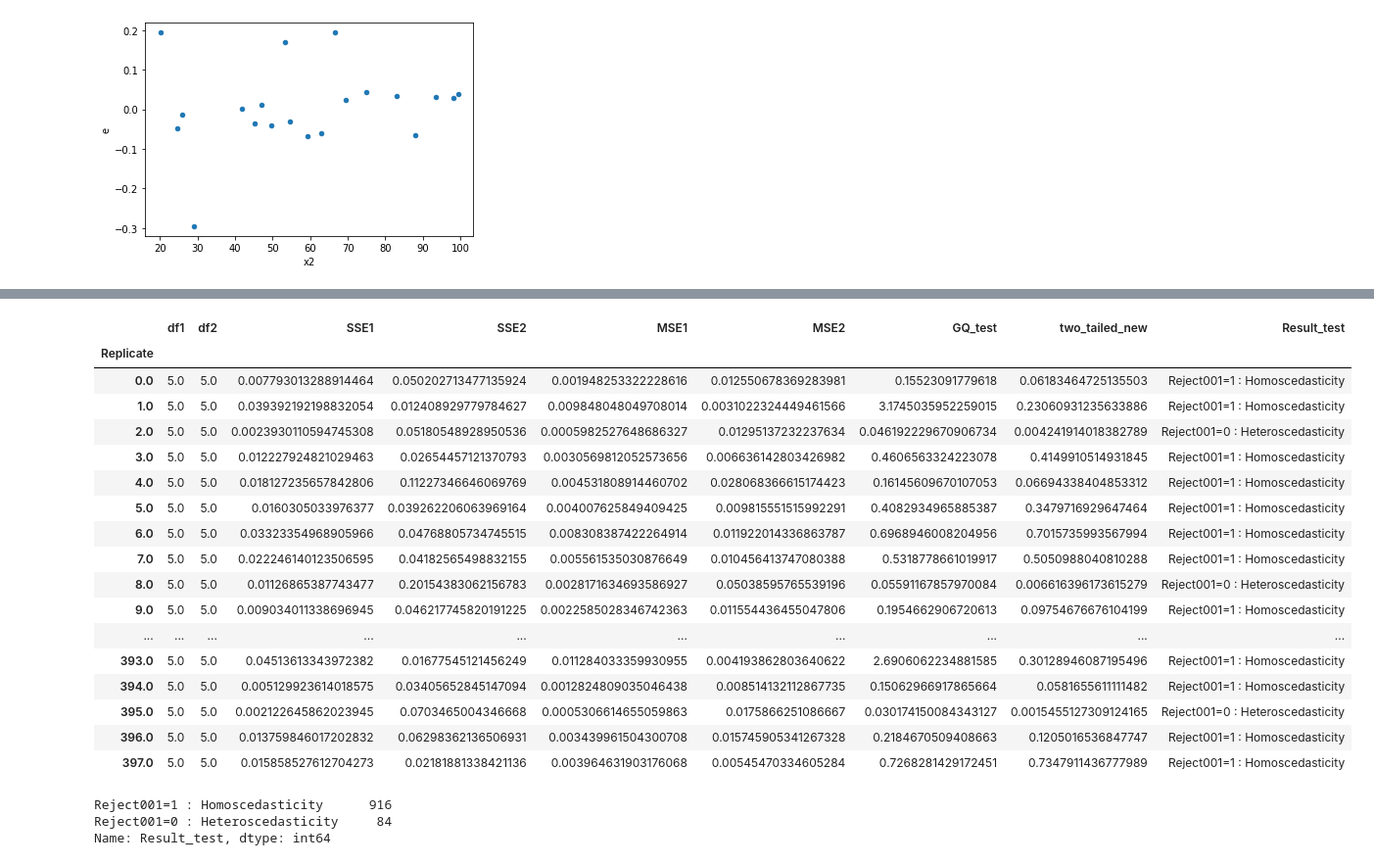
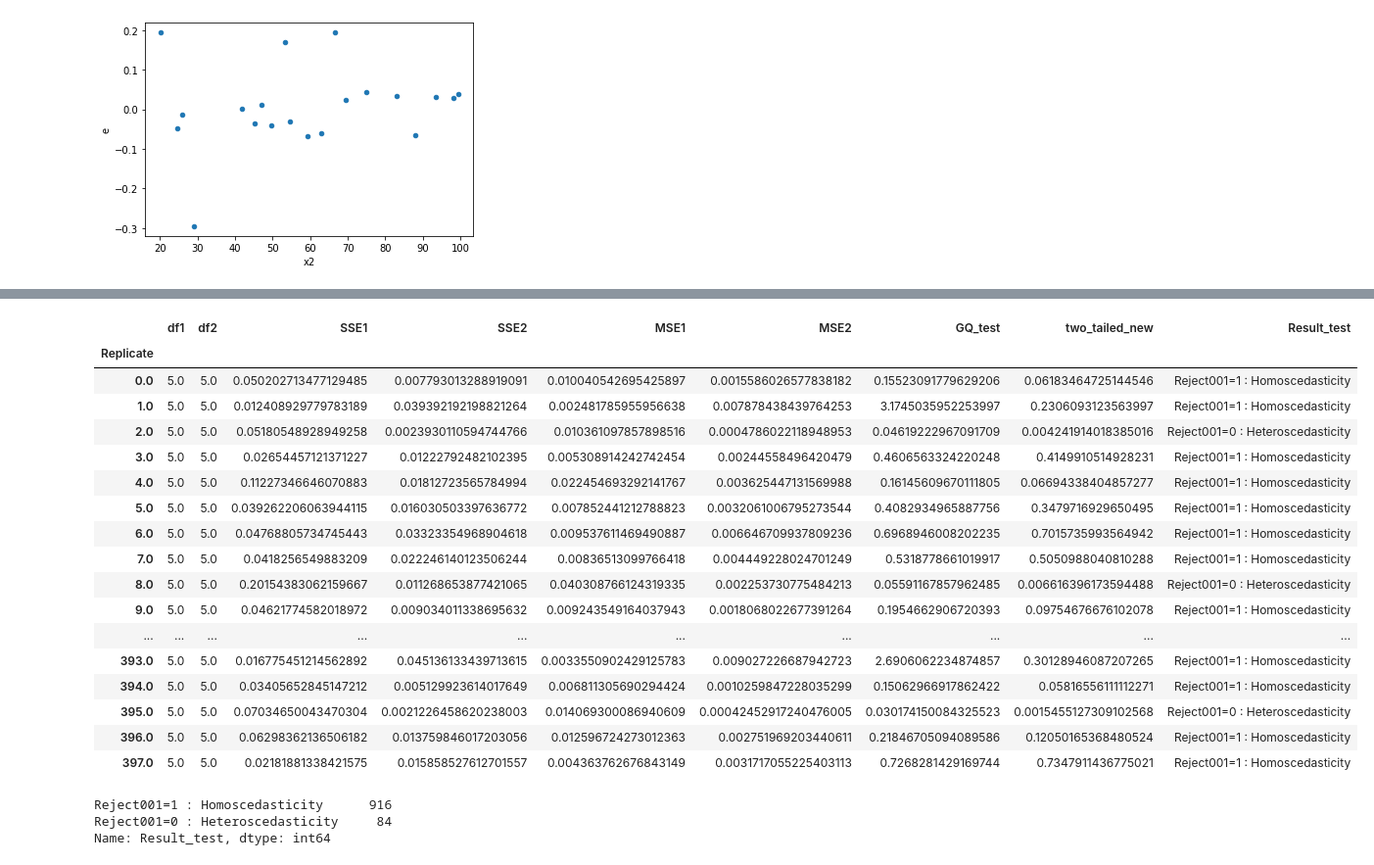
Before and after one commit to iam-fern/Generate_multiplication, a Jupyter notebook: GQtest_data_multi_delta_(_1_2)_n20_01.ipynb, the cells around one changed output, grey strips where cells are left out. Shown at 98% size. Cells and saved outputs as stored; diff of their text form; code cells hidden in the pictures.

```diff
--- a/GQtest_data_multi_delta_(_1_2)_n20_01.ipynb
+++ b/GQtest_data_multi_delta_(_1_2)_n20_01.ipynb
@@ -175,7 +176,6 @@ def get_result(run_replicate, percent_data):
     new_table_sort = new_table.sort_values('x2')
     new_table_sort.reset_index(inplace=True)
     new_table_sort.drop(['index'], axis=1, inplace=True)
-
 
     # แบ่งข้อมูลกลุ่มที่ 1
     table1 = new_table_sort.iloc[:int(percent_data*new_table_sort.shape[0]) , :]
@@ -189,8 +189,7 @@ def get_result(run_replicate, percent_data):
     # หาค่า df กลุ่ม 1
     DF1 = model1.df_resid + 1
     SSE1 = model1.ssr
-    MSE1 = model1.mse_resid
-
+    MSE1 = SSE1/DF1
 
     # แบ่งข้อมูลกลุ่มที่ 2
     table2 = new_table_sort.iloc[int((1-percent_data)*new_table_sort.shape[0]): , :]
@@ -204,23 +203,21 @@ def get_result(run_replicate, percent_data):
     # หาค่า df กลุ่ม 2
     DF2 = model2.df_resid + 1
     SSE2 = model2.ssr
-    MSE2 = model2.mse_resid
+    MSE2 = SSE2/DF2
 
     # ค่าสถิติทดสอบ
     GQ_test = (SSE2/DF2) / (SSE1/DF1)
-
 
     df2 = DF2
     df1 = DF1
 
     # คำนวณค่า p-value
-    # sf(x, dfn, dfd, loc=0, scale=1) : Survival function (also defined as 1 - cdf, but sf is sometimes more accurate)
+    # pdf(x, dfn, dfd, loc=0, scale=1) : Probability density function
     two_tailed = 2.0*(1.0-(ss.f.cdf(GQ_test, df2, df1)))
+    p_greater = ss.f.cdf(GQ_test, df2, df1)
+    p_less = 1.0-ss.f.cdf(GQ_test, df2, df1)
 
-    # pdf(x, dfn, dfd, loc=0, scale=1) : Probability density function
-    p_greater = ss.f.cdf(GQ_test, df2, df1)
-
-    return df2, df1, SSE2, SSE1, MSE2, MSE1, GQ_test, two_tailed, p_greater
+    return df1, df2, SSE1, SSE2, MSE1, MSE2, GQ_test, two_tailed, p_greater, p_less
 
 # สร้าง list ของ replicates
 list_replicate=list({i[0] for i in table.index})
@@ -236,13 +233,14 @@ list_MSE2=[]
 list_GQ_test=[]
 list_two_tailed=[]
 list_p_greater=[]
+list_p_less=[]
 
 # กำหนด % การแบ่งข้อมูล
 percent_data=0.4
 
 # ใช้ for loop สำหรับการ run ทุก replicates
 for run_replicate in list_replicate:
-    df1, df2, SSE1, SSE2, MSE1, MSE2, GQ_test, two_tailed, p_greater=get_result(run_replicate, percent_data)
+    df1, df2, SSE1, SSE2, MSE1, MSE2, GQ_test, two_tailed, p_greater, p_less=get_result(run_replicate, percent_data)
     list_df1.append(df1)
     list_SSE1.append(SSE1)
     list_df2.append(df2)
@@ -252,6 +250,7 @@ for run_replicate in list_replicate:
     list_GQ_test.append(GQ_test)
     list_two_tailed.append(two_tailed)
     list_p_greater.append(p_greater)
+    list_p_less.append(p_less)
 # %%
 # สร้างตารางผลลัพธ์
 alpha = 0.01
@@ -290,39 +289,41 @@ result.astype(str)
 # %%
 # สร้างตารางผลลัพธ์
 alpha = 0.01
 pd.set_option('display.max_rows', 1000)
 pd.set_option('display.max_columns', 1000)
 pd.set_option('display.width', 1000)
 result=pd.DataFrame({"Replicate":list_replicate, "df1":list_df1, "df2":list_df2, "SSE1":list_SSE1,
                      "SSE2":list_SSE2, "MSE1":list_MSE1, "MSE2":list_MSE2,
-                     "GQ_test":list_GQ_test, "two_tailed":list_two_tailed, "greater":list_p_greater})
+                     "GQ_test":list_GQ_test, "two_tailed":list_two_tailed, "greater":list_p_greater, "less":list_p_less})
 result.set_index(['Replicate'], inplace=True)
 
-result['two_tailed_new']=result[["two_tailed","greater"]].apply(lambda value: value[0] if value[0]<0.5 else 2*value[1], axis=1)
+result['two_tailed_new']=result[["two_tailed","greater","less"]].apply(lambda value: value[0] if value[0]<0.5 else (2*value[1] if value[1]<0.5 else 2*value[2]) , axis=1)
 result["Result_test"]=result["two_tailed_new"].apply(lambda p_value: 'Reject001=0 : Heteroscedasticity'
                                                                   if p_value < alpha else 'Reject001=1 : Homoscedasticity')
 #two_tailed_new_show=two_tailed_new.drop(columns="greater")
-result_show=result.drop(columns=["two_tailed", "greater"])
+result_show=result.drop(columns=["two_tailed", "greater", "less"])
 result_show.astype(str)
+
+#result.astype(str)
 # %% [output]
 |  | df1 | df2 | SSE1 | SSE2 | MSE1 | MSE2 | GQ_test | two_tailed_new | Result_test |
 | Replicate |  |  |  |  |  |  |  |  |  |
-| 0.0 | 5.0 | 5.0 | 0.007793013288914464 | 0.050202713477135924 | 0.001948253322228616 | 0.012550678369283981 | 0.15523091779618 | 0.06183464725135503 | Reject001=1 : Homoscedasticity |
-| 1.0 | 5.0 | 5.0 | 0.039392192198832054 | 0.012408929779784627 | 0.009848048049708014 | 0.0031022324449461566 | 3.1745035952259015 | 0.23060931235633886 | Reject001=1 : Homoscedasticity |
-| 2.0 | 5.0 | 5.0 | 0.0023930110594745308 | 0.05180548928950536 | 0.0005982527648686327 | 0.01295137232237634 | 0.046192229670906734 | 0.004241914018382789 | Reject001=0 : Heteroscedasticity |
-| 3.0 | 5.0 | 5.0 | 0.012227924821029463 | 0.02654457121370793 | 0.0030569812052573656 | 0.006636142803426982 | 0.4606563324223078 | 0.4149910514931845 | Reject001=1 : Homoscedasticity |
-| 4.0 | 5.0 | 5.0 | 0.018127235657842806 | 0.11227346646069769 | 0.004531808914460702 | 0.028068366615174423 | 0.16145609670107053 | 0.06694338404853312 | Reject001=1 : Homoscedasticity |
-| 5.0 | 5.0 | 5.0 | 0.0160305033976377 | 0.039262206063969164 | 0.004007625849409425 | 0.009815551515992291 | 0.4082934965885387 | 0.3479716929647464 | Reject001=1 : Homoscedasticity |
-| 6.0 | 5.0 | 5.0 | 0.03323354968905966 | 0.04768805734745515 | 0.008308387422264914 | 0.011922014336863787 | 0.6968946008204956 | 0.7015735993567994 | Reject001=1 : Homoscedasticity |
-| 7.0 | 5.0 | 5.0 | 0.022246140123506595 | 0.04182565498832155 | 0.005561535030876649 | 0.010456413747080388 | 0.5318778661019917 | 0.5050988040810288 | Reject001=1 : Homoscedasticity |
-| 8.0 | 5.0 | 5.0 | 0.01126865387743477 | 0.20154383062156783 | 0.0028171634693586927 | 0.05038595765539196 | 0.05591167857970084 | 0.006616396173615279 | Reject001=0 : Heteroscedasticity |
-| 9.0 | 5.0 | 5.0 | 0.009034011338696945 | 0.046217745820191225 | 0.0022585028346742363 | 0.011554436455047806 | 0.1954662906720613 | 0.09754676676104199 | Reject001=1 : Homoscedasticity |
+| 0.0 | 5.0 | 5.0 | 0.050202713477129485 | 0.007793013288919091 | 0.010040542695425897 | 0.0015586026577838182 | 0.15523091779629206 | 0.06183464725144546 | Reject001=1 : Homoscedasticity |
+| 1.0 | 5.0 | 5.0 | 0.012408929779783189 | 0.039392192198821264 | 0.002481785955956638 | 0.007878438439764253 | 3.1745035952253997 | 0.2306093123563997 | Reject001=1 : Homoscedasticity |
+| 2.0 | 5.0 | 5.0 | 0.05180548928949258 | 0.0023930110594744766 | 0.010361097857898516 | 0.0004786022118948953 | 0.04619222967091709 | 0.004241914018385016 | Reject001=0 : Heteroscedasticity |
+| 3.0 | 5.0 | 5.0 | 0.02654457121371227 | 0.01222792482102395 | 0.005308914242742454 | 0.00244558496420479 | 0.4606563324220248 | 0.4149910514928231 | Reject001=1 : Homoscedasticity |
+| 4.0 | 5.0 | 5.0 | 0.11227346646070883 | 0.01812723565784994 | 0.022454693292141767 | 0.003625447131569988 | 0.16145609670111805 | 0.06694338404857277 | Reject001=1 : Homoscedasticity |
+| 5.0 | 5.0 | 5.0 | 0.039262206063944115 | 0.016030503397636772 | 0.007852441212788823 | 0.0032061006795273544 | 0.4082934965887756 | 0.3479716929650495 | Reject001=1 : Homoscedasticity |
+| 6.0 | 5.0 | 5.0 | 0.04768805734745443 | 0.03323354968904618 | 0.009537611469490887 | 0.006646709937809236 | 0.6968946008202235 | 0.7015735993564942 | Reject001=1 : Homoscedasticity |
+| 7.0 | 5.0 | 5.0 | 0.0418256549883209 | 0.022246140123506244 | 0.00836513099766418 | 0.004449228024701249 | 0.5318778661019917 | 0.5050988040810288 | Reject001=1 : Homoscedasticity |
+| 8.0 | 5.0 | 5.0 | 0.20154383062159667 | 0.011268653877421065 | 0.040308766124319335 | 0.002253730775484213 | 0.05591167857962485 | 0.006616396173594488 | Reject001=0 : Heteroscedasticity |
+| 9.0 | 5.0 | 5.0 | 0.04621774582018972 | 0.009034011338695632 | 0.009243549164037943 | 0.0018068022677391264 | 0.1954662906720393 | 0.09754676676102078 | Reject001=1 : Homoscedasticity |
 | ... | ... | ... | ... | ... | ... | ... | ... | ... | ... |
-| 393.0 | 5.0 | 5.0 | 0.04513613343972382 | 0.01677545121456249 | 0.011284033359930955 | 0.004193862803640622 | 2.6906062234881585 | 0.30128946087195496 | Reject001=1 : Homoscedasticity |
-| 394.0 | 5.0 | 5.0 | 0.005129923614018575 | 0.03405652845147094 | 0.0012824809035046438 | 0.008514132112867735 | 0.15062966917865664 | 0.0581655611111482 | Reject001=1 : Homoscedasticity |
-| 395.0 | 5.0 | 5.0 | 0.002122645862023945 | 0.0703465004346668 | 0.0005306614655059863 | 0.0175866251086667 | 0.030174150084343127 | 0.0015455127309124165 | Reject001=0 : Heteroscedasticity |
-| 396.0 | 5.0 | 5.0 | 0.013759846017202832 | 0.06298362136506931 | 0.003439961504300708 | 0.015745905341267328 | 0.2184670509408663 | 0.1205016536847747 | Reject001=1 : Homoscedasticity |
-| 397.0 | 5.0 | 5.0 | 0.015858527612704273 | 0.02181881338421136 | 0.003964631903176068 | 0.00545470334605284 | 0.7268281429172451 | 0.7347911436777989 | Reject001=1 : Homoscedasticity |
+| 393.0 | 5.0 | 5.0 | 0.016775451214562892 | 0.045136133439713615 | 0.0033550902429125783 | 0.009027226687942723 | 2.6906062234874857 | 0.30128946087207265 | Reject001=1 : Homoscedasticity |
+| 394.0 | 5.0 | 5.0 | 0.03405652845147212 | 0.005129923614017649 | 0.006811305690294424 | 0.0010259847228035299 | 0.15062966917862422 | 0.05816556111112271 | Reject001=1 : Homoscedasticity |
+| 395.0 | 5.0 | 5.0 | 0.07034650043470304 | 0.0021226458620238003 | 0.014069300086940609 | 0.00042452917240476005 | 0.030174150084325523 | 0.0015455127309102568 | Reject001=0 : Heteroscedasticity |
+| 396.0 | 5.0 | 5.0 | 0.06298362136506182 | 0.013759846017203056 | 0.012596724273012363 | 0.002751969203440611 | 0.21846705094089586 | 0.12050165368480524 | Reject001=1 : Homoscedasticity |
+| 397.0 | 5.0 | 5.0 | 0.02181881338421575 | 0.015858527612701557 | 0.004363762676843149 | 0.0031717055225403113 | 0.7268281429169744 | 0.7347911436775021 | Reject001=1 : Homoscedasticity |
 # %%
 result_show['Result_test'].value_counts()
 # %% [output]
```
Also changed, not shown: parts of 2 cells of this notebook.
